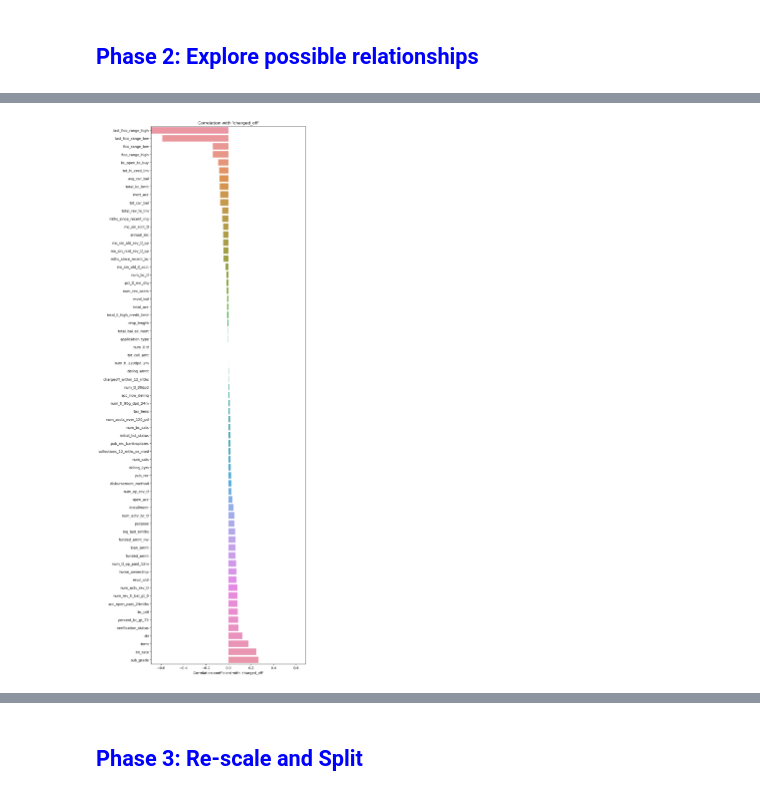
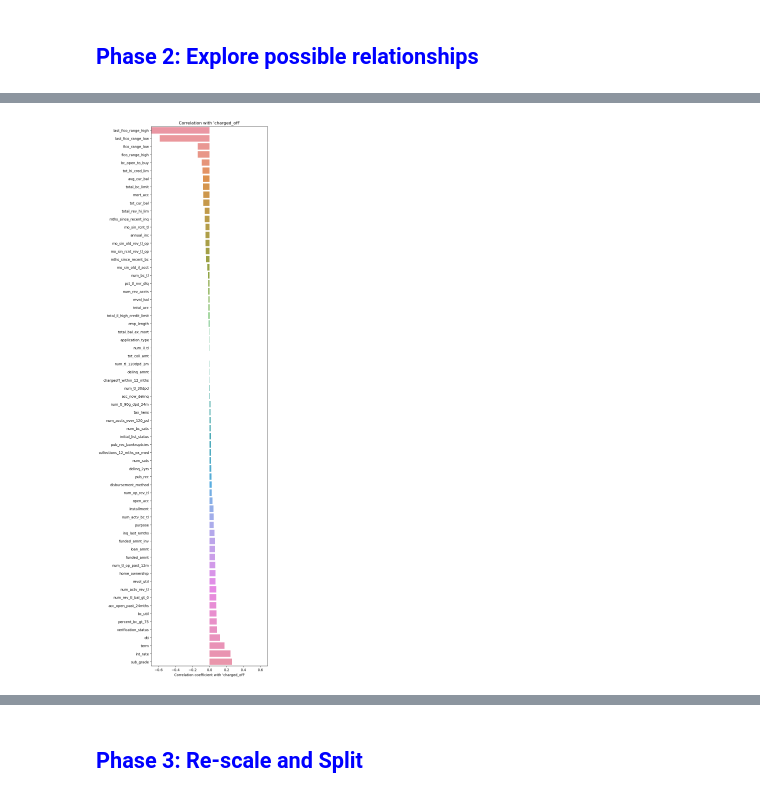
Before and after one commit to GHhoufang/Portfolio, a Jupyter notebook: LendingClubDefaultPredication.ipynb, the cells around one changed output, grey strips where cells are left out. Cells and saved outputs as stored; diff of their text form; code cells hidden in the pictures.

```diff
--- a/LendingClubDefaultPredication.ipynb
+++ b/LendingClubDefaultPredication.ipynb
@@ -37,7 +38,7 @@ Separate('Prepare for data reading.')
 Prepare for data reading.
 ****************************************
 # %%
-df_origin = pd.read_csv('.././PF_LendingClub/accepted_2007_to_2017Q3.csv.gz', compression='gzip')
+df_origin = pd.read_csv('../../DataSet/accepted_2007_to_2017Q3.csv.gz', compression='gzip')
 # %%
 df_origin.head(5)
 # %% [output]
@@ -311,6 +312,8 @@ for col in list_outliersCol:
     ceiling = q3+iqr*1.5
     floor = 0
     df_outliers[col] = [ceiling if x >= ceiling else x if x>0 else floor for x in df_unique_dropped[col]]
+
+df_outliers.reset_index(drop=True, inplace=True)
 # %% [markdown]
 ###  <font color=blue>Drop columns and convert non-numeric to numeric</font>
 # %% [markdown]
@@ -326,7 +329,9 @@ columns_todrop = ['id', 'emp_title', 'title', 'last_credit_pull_d', 'zip_code',
                  'total_pymnt', 'total_pymnt_inv', 'total_rec_int',
                 'total_rec_late_fee', 'total_rec_prncp']
 
-df_dropbyobserv = df_unique_dropped.drop(columns_todrop, axis=1)
+#df_dropbyobserv = df_unique_dropped.drop(columns_todrop, axis=1)
+df_dropbyobserv = df_outliers.drop(columns_todrop, axis=1)
+
 df_dropbyobserv.info()
 # %% [output]
 <class 'pandas.core.frame.DataFrame'>
@@ -644,14 +637,13 @@ df_filled_num.describe()
 # %%
 corr_charged_off = df_filled_num.corr()['loan_status']
 corr_charged_off.drop(labels='loan_status', inplace=True)
 corr_charged_off = corr_charged_off.sort_values()
-plt.figure(figsize=(8,28))
+plt.figure(figsize=(6,28))
 sns.barplot(y=corr_charged_off.index, x=corr_charged_off.values, orient='h')
 plt.title("Correlation with 'charged_off'")
 plt.xlabel("Correlation coefficient with 'charged_off'")
 xmax = np.abs(corr_charged_off).max()
 plt.xlim([-xmax, xmax])
-plt.savefig("ch18_lc05.jpg",dpi=300,bbox_inches="tight")
 plt.show()
 # %% [output]
-[figure, old version]
+[figure, new version]
```
Also changed, not shown: parts of 15 cells of this notebook, 1 other file.
